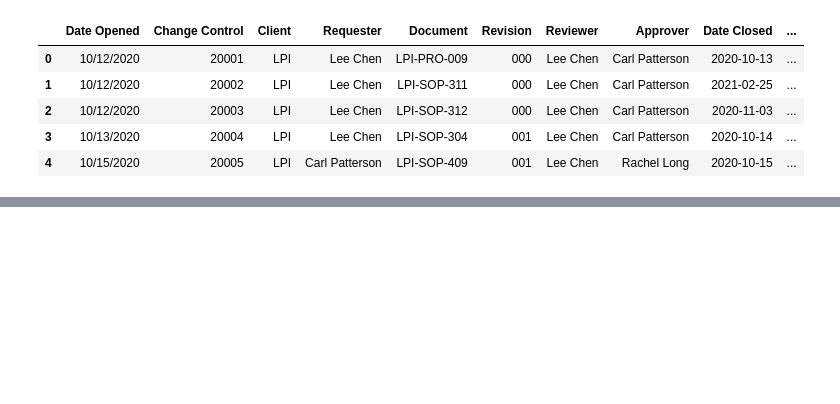
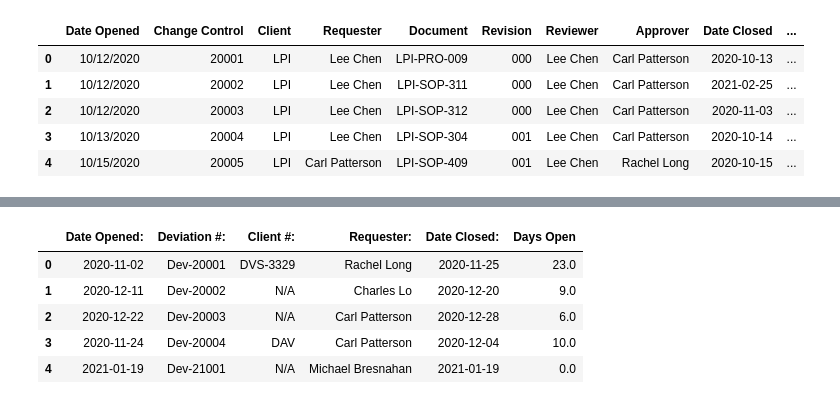
Before and after one commit to cpatterson71/Quality_Dashboard, a Jupyter notebook: Quality_Data_Clean_Up.ipynb, the cells around one changed output, grey strips where cells are left out. Drawn from its saved outputs; the diff is of its cells as text; code cells hidden in the pictures; blank space fills up the shorter version.

```diff
--- a/Quality_Data_Clean_Up.ipynb
+++ b/Quality_Data_Clean_Up.ipynb
@@ -174,7 +117,14 @@ temp3.columns
 # %%
 # need to change column hearders to something more useable
-temp3 = temp3.loc[:, ['Date', 'Assigned Lot No', 'Document No', 'Description', 'Requester']]
+temp3 = temp3.loc[:, ['Date Opened:', 'Deviation #:', 'Client #:', 'Requester:', 'Date Closed:', 'Days Open']]
 temp3.head()
+# %% [output]
+|  | Date Opened: | Deviation #: | Client #: | Requester: | Date Closed: | Days Open |
+| 0 | 2020-11-02 | Dev-20001 | DVS-3329 | Rachel Long | 2020-11-25 | 23.0 |
+| 1 | 2020-12-11 | Dev-20002 | N/A | Charles Lo | 2020-12-20 | 9.0 |
+| 2 | 2020-12-22 | Dev-20003 | N/A | Carl Patterson | 2020-12-28 | 6.0 |
+| 3 | 2020-11-24 | Dev-20004 | DAV | Carl Patterson | 2020-12-04 | 10.0 |
+| 4 | 2021-01-19 | Dev-21001 | N/A | Michael Bresnahan | 2021-01-19 | 0.0 |
 # %%
 temp3.to_csv('temp3.csv', index=False)
 # %%
```
Also changed, not shown: parts of 11 cells of this notebook, 3 other files.
